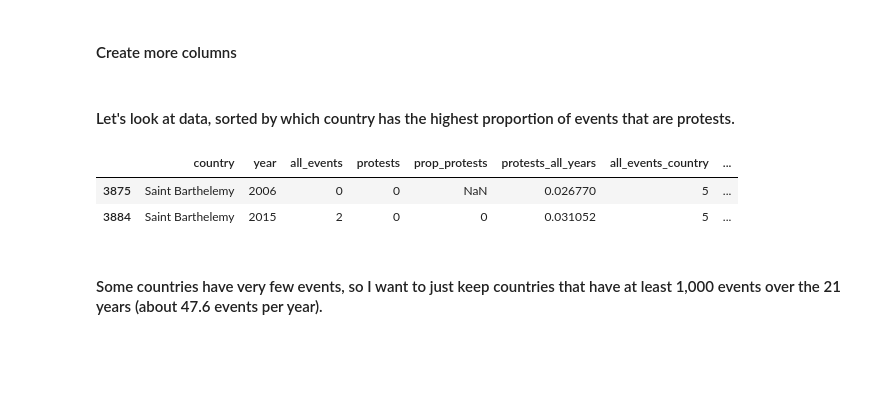
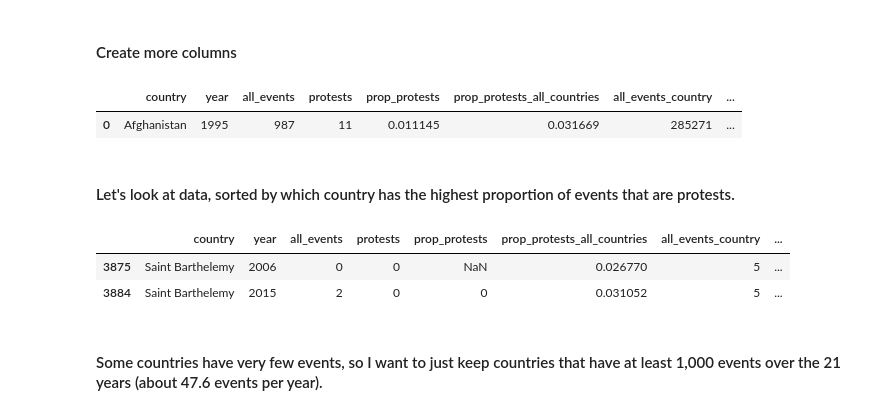
Before and after one commit to alturkaa/ICEWS-data, a Jupyter notebook: ICEWS_data.ipynb, the cells around one changed output. Saved outputs shown, nothing was run; the diff lists cells and outputs as text; code cells hidden in the pictures; blank space fills up the shorter version.

```diff
--- a/ICEWS_data.ipynb
+++ b/ICEWS_data.ipynb
@@ -291,7 +291,7 @@ protests_all_events.head()
 # %%
 # average proportion of events that are protests, by year
 
-protests_all_events['protests_all_years'] = protests_all_events.groupby('year')['prop_protests'].transform(lambda x: x.mean())
+protests_all_events['prop_protests_all_countries'] = protests_all_events.groupby('year')['prop_protests'].transform(lambda x: x.mean())
 # %%
 # total number of events over all years, by country
 
@@ -303,4 +303,9 @@ protests_all_events['all_protests_country'] = protests_all_events.groupby('count
 # %%
 # proportion of all events that are protests over all years, by country
 
-protests_all_events['prop_country'] = protests_all_events['all_protests_country'] / protests_all_events['all_events_country']
+protests_all_events['prop_all_years_country'] = protests_all_events['all_protests_country'] / protests_all_events['all_events_country']
+# %%
+protests_all_events.head(1)
+# %% [output]
+|  | country | year | all_events | protests | prop_protests | prop_protests_all_countries | all_events_country | ... |
+| 0 | Afghanistan | 1995 | 987 | 11 | 0.011145 | 0.031669 | 285271 | ... |
@@ -307,9 +316,9 @@ protests_all_events['prop_country'] = protests_all_events['all_protests_country'
 # %% [markdown]
 #### Let's look at data, sorted by which country has the highest proportion of events that are protests.
 # %%
-protests_all_events.sort_values(by='prop_country', ascending=False).head(2)
+protests_all_events.sort_values(by='prop_all_years_country', ascending=False).head(2)
 # %% [output]
-|  | country | year | all_events | protests | prop_protests | protests_all_years | all_events_country | ... |
+|  | country | year | all_events | protests | prop_protests | prop_protests_all_countries | all_events_country | ... |
 | 3875 | Saint Barthelemy | 2006 | 0 | 0 | NaN | 0.026770 | 5 | ... |
 | 3884 | Saint Barthelemy | 2015 | 2 | 0 | 0 | 0.031052 | 5 | ... |
 # %% [markdown]
```
Also changed, not shown: parts of 10 cells of this notebook.
